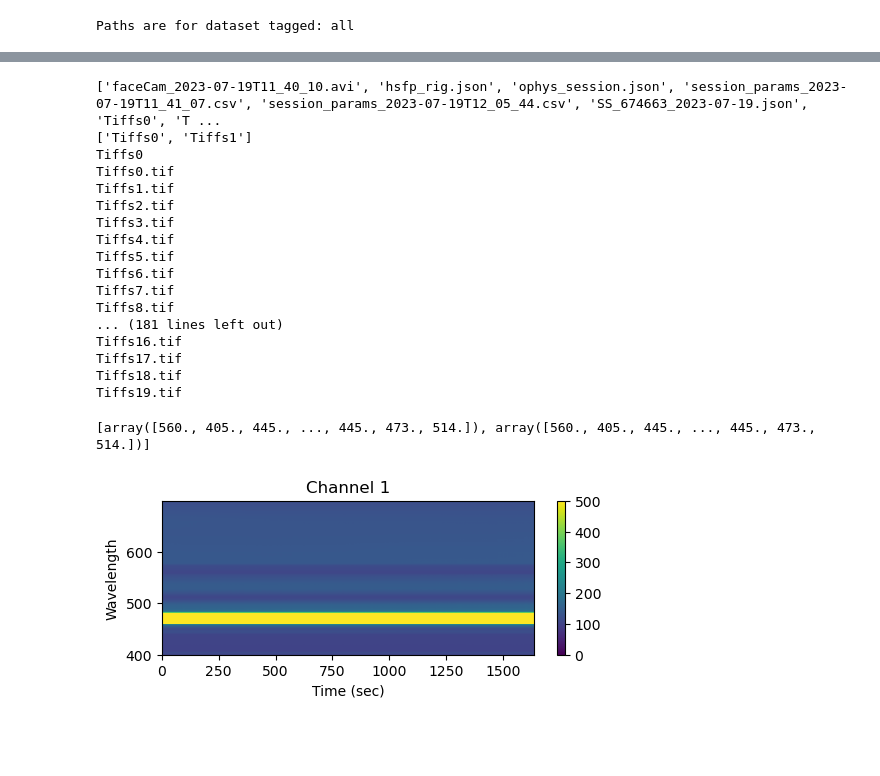
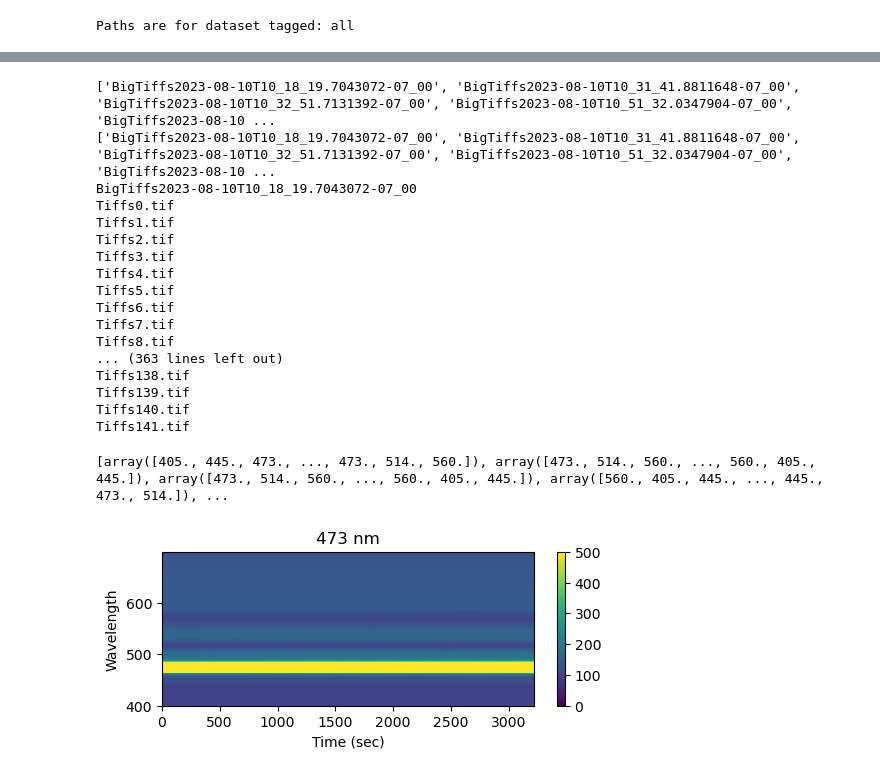
Before and after one commit to AllenNeuralDynamics/HSFPpreprocess, a Jupyter notebook: preprocess_03_tiff_to_intensity.ipynb, the cells around one changed output, grey strips where cells are left out. Saved outputs shown, nothing was run; the diff lists cells and outputs as text; code cells hidden in the pictures; blank space fills up the shorter version.

```diff
--- a/preprocess_03_tiff_to_intensity.ipynb
+++ b/preprocess_03_tiff_to_intensity.ipynb
@@ -111,13 +112,13 @@ for i in range(len(folders)):
     tiff_file_path = os.path.join(paths['raw_data'],folders[i],files[0])
     temp = io.imread(tiff_file_path).astype(float)
     num = int(''.join(filter(str.isdigit, files[-1])))
-    sz_x = 1000*(num-1) + temp.shape[0]
+    sz_x = 1000*(math.floor(len(time[i])/1000))
     sz_y = width
     tempfiber1 = np.zeros([sz_x, sz_y])
     tempfiber2 = np.zeros([sz_x, sz_y])
     peak = np.zeros(sz_x)
-    #for j in range(round(len(Frames[i])/1000)):
-    for j in range(num_files-1):
+    for j in range(math.floor(len(time[i])/1000)):
+    # for j in range(num_files-1):
         print(files[j])
         # Extract the number in the filename and convert to integer
         num = int(''.join(filter(str.isdigit, files[j])))
@@ -148,10 +149,15 @@ for i in range(len(folders)):
     fiber1.append(tempfiber1)
     fiber2.append(tempfiber2)
     peaks.append(peak)
+
+# Truncate time vectors to match the length of tiff files
+for i in range(len(time)):
+    if time[i].shape > fiber1[i].shape:
+        time[i] = time[i][0:fiber1[i].shape[0]]
 # %% [output]
-['faceCam_2023-07-19T11_40_10.avi', 'hsfp_rig.json', 'ophys_session.json', 'session_params_2023-07-19T11_41_07.csv', 'session_params_2023-07-19T12_05_44.csv', 'SS_674663_2023-07-19.json', 'Tiffs0', 'T ...
-['Tiffs0', 'Tiffs1']
-Tiffs0
+['BigTiffs2023-08-10T10_18_19.7043072-07_00', 'BigTiffs2023-08-10T10_31_41.8811648-07_00', 'BigTiffs2023-08-10T10_32_51.7131392-07_00', 'BigTiffs2023-08-10T10_51_32.0347904-07_00', 'BigTiffs2023-08-10 ...
+['BigTiffs2023-08-10T10_18_19.7043072-07_00', 'BigTiffs2023-08-10T10_31_41.8811648-07_00', 'BigTiffs2023-08-10T10_32_51.7131392-07_00', 'BigTiffs2023-08-10T10_51_32.0347904-07_00', 'BigTiffs2023-08-10 ...
+BigTiffs2023-08-10T10_18_19.7043072-07_00
 Tiffs0.tif
 Tiffs1.tif
 Tiffs2.tif
@@ -161,16 +167,16 @@ Tiffs5.tif
 Tiffs6.tif
 Tiffs7.tif
 Tiffs8.tif
-... (181 lines left out)
-Tiffs16.tif
-Tiffs17.tif
-Tiffs18.tif
-Tiffs19.tif
+... (363 lines left out)
+Tiffs138.tif
+Tiffs139.tif
+Tiffs140.tif
+Tiffs141.tif
 # %%
 # Set order of lasers and interleave into individual laser channels
 
-c = pd.read_hdf(paths['root']/'pixel_to_nm.hdf5', key='Camera_pixel', more='r')
-w = pd.read_hdf(paths['root']/'pixel_to_nm.hdf5', key='Wavelength_nm', more='r')
+c = pd.read_hdf(paths['raw_data']/'pixel_to_nm.hdf5', key='Camera_pixel', more='r')
+w = pd.read_hdf(paths['raw_data']/'pixel_to_nm.hdf5', key='Wavelength_nm', more='r')
 wavelength = w.to_numpy()
 camera_px = c.to_numpy()
 lasers = [405,445,473,514,560]
@@ -187,17 +193,8 @@ for i in range(len(peaks)):
         l_order[j] = temp_laser
     laser_order.append(l_order)
 print(laser_order)
-
-# Truncate tiffs extracted fiber 1 and fiber 2 data to match timestamps from csv
-fiber1_trunc = []
-fiber2_trunc = []
-laser_order_trunc = []
-for i in range(len(fiber1)):
-    fiber1_trunc.append(fiber1[i][0:int(numFrames[i]),:])
-    fiber2_trunc.append(fiber2[i][0:int(numFrames[i]),:])
-    laser_order_trunc.append(laser_order[i][0:int(numFrames[i])])
 # %% [output]
-[array([560., 405., 445., ..., 445., 473., 514.]), array([560., 405., 445., ..., 445., 473., 514.])]
+[array([405., 445., 473., ..., 473., 514., 560.]), array([473., 514., 560., ..., 560., 405., 445.]), array([473., 514., 560., ..., 560., 405., 445.]), array([560., 405., 445., ..., 445., 473., 514.]), ...
 # %%
 # Interleave signals from each fiber into the five laser channels
 L405_F1 = []
@@ -273,9 +267,12 @@ LCh445_F2 = np.concatenate(L445_F2)
 LCh473_F2 = np.concatenate(L473_F2)
 LCh514_F2 = np.concatenate(L514_F2)
 LCh560_F2 = np.concatenate(L560_F2)
-lasers = np.concatenate(laser_order_trunc)
+lasers = np.concatenate(laser_order)
 timeseries_405 = np.concatenate(time_405)
-norm_time = timeseries_405 - timeseries_405[0]
+timeseries_445 = np.concatenate(time_445)
+timeseries_473 = np.concatenate(time_473)
+timeseries_514 = np.concatenate(time_514)
+timeseries_560 = np.concatenate(time_560)
 full_time = np.concatenate(time)
 # %%
 # Convert pixel data into wavelength data
@@ -304,13 +301,14 @@ for px in range(0,wavelength.shape[0]):
     LCh_560_F2[:,px] = LCh560_F2[:,camera_px[px]-Xoffset]
 # %%
 f,ax = plt.subplots(figsize=(6,2))
+norm_time = timeseries_473 - timeseries_473[0]
 i = ax.imshow(np.transpose(LCh_473_F1), aspect='auto', vmin=0, vmax=500, extent=[np.min(norm_time), np.max(norm_time), 699, 400])
-ax.set(xlabel='Time (sec)', ylabel='Wavelength', title='Channel 1', ylim=[400,699])
+ax.set(xlabel='Time (sec)', ylabel='Wavelength', title='473 nm', ylim=[400,699])
 ax.grid(False)
 f.colorbar(i,ax=ax)
 plt.show()
 # %% [output]
-[figure, old version]
+[figure, new version]
 # %%
 # Save preprocessed data in hdf5 file
 
```
Also changed, not shown: parts of 6 cells of this notebook, 7 other files.
